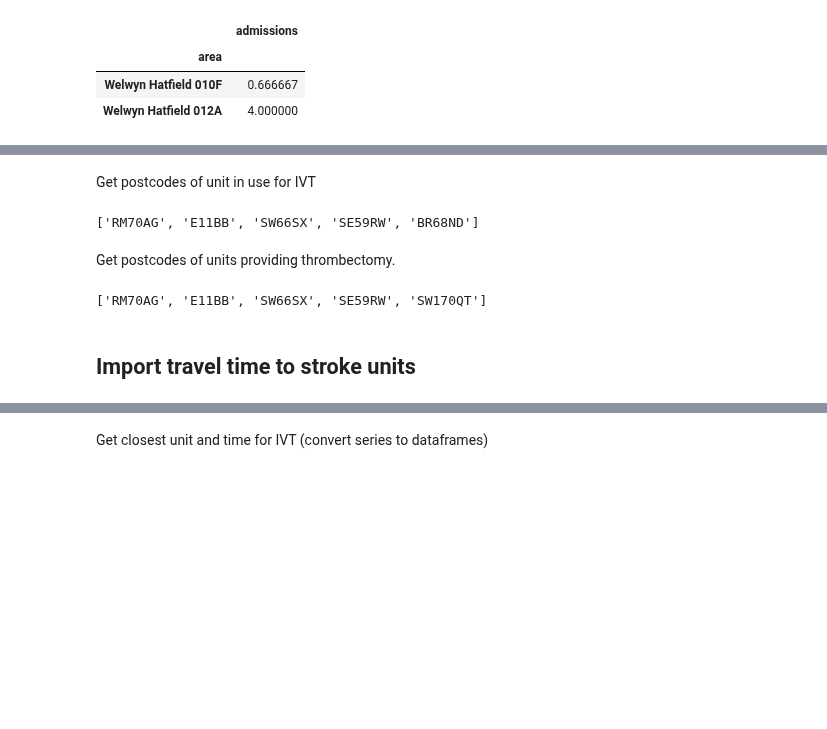
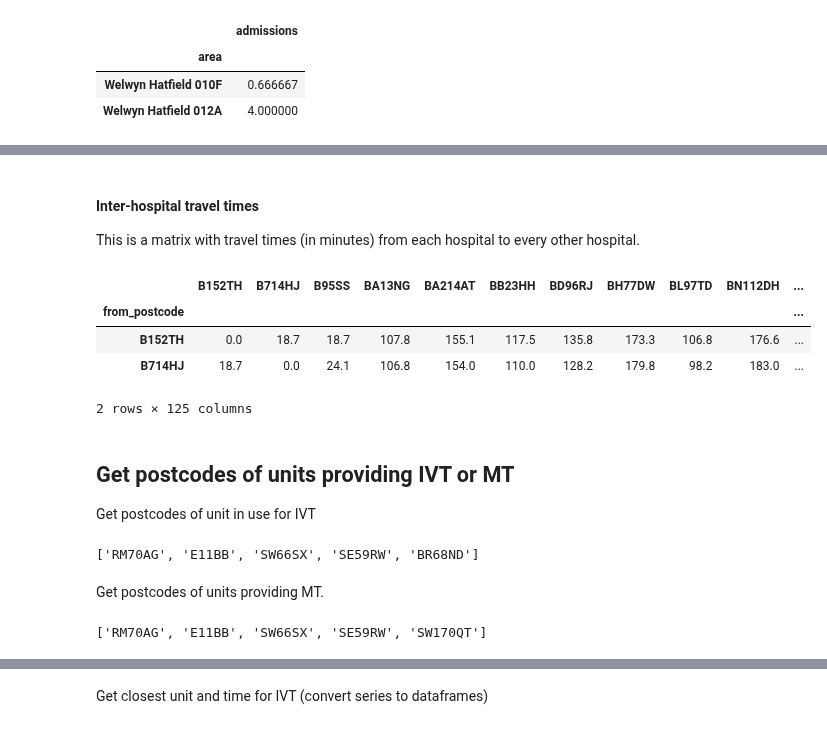
Before and after one commit to samuel-book/stroke_unit_demographics, a Jupyter notebook: 01_combine_demographic_data.ipynb, the cells around one changed output, grey strips where cells are left out. Saved outputs shown, nothing was run; the diff lists cells and outputs as text; code cells hidden in the pictures; blank space fills up the shorter version.

```diff
--- a/01_combine_demographic_data.ipynb
+++ b/01_combine_demographic_data.ipynb
@@ -37,4 +93,24 @@ units.head(2)
+# %% [markdown]
+#### Inter-hospital travel times
+
+This is a matrix with travel times (in minutes) from each hospital to every other hospital.
+# %%
+inter_hospital_times = pd.read_csv(
+    os.path.join(paths.data, paths.inter_hospital), index_col='from_postcode')
+
+# Remove any leading spaces in column titles
+inter_hospital_times.columns = inter_hospital_times.columns.str.lstrip()
+
+inter_hospital_times.head(2)
+# %% [output]
+|  | B152TH | B714HJ | B95SS | BA13NG | BA214AT | BB23HH | BD96RJ | BH77DW | BL97TD | BN112DH | ... |
+| from_postcode |  |  |  |  |  |  |  |  |  |  | ... |
+| B152TH | 0.0 | 18.7 | 18.7 | 107.8 | 155.1 | 117.5 | 135.8 | 173.3 | 106.8 | 176.6 | ... |
+| B714HJ | 18.7 | 0.0 | 24.1 | 106.8 | 154.0 | 110.0 | 128.2 | 179.8 | 98.2 | 183.0 | ... |
+2 rows × 125 columns
 # %% [markdown]
+## Get postcodes of units providing IVT or MT
+
 Get postcodes of unit in use for IVT
 # %%
 mask = units['Use_IVT'] == 1
@@ -43,12 +119,10 @@ ivt_units[0:5]
 # %% [output]
 ['RM70AG', 'E11BB', 'SW66SX', 'SE59RW', 'BR68ND']
 # %% [markdown]
-Get postcodes of units providing thrombectomy.
+Get postcodes of units providing MT.
 # %%
 mask = units['Use_MT'] == 1
 mt_units = list(units[mask]['Postcode'])
 mt_units[0:5]
 # %% [output]
 ['RM70AG', 'E11BB', 'SW66SX', 'SE59RW', 'SW170QT']
-# %% [markdown]
-## Import travel time to stroke units
```
Also changed, not shown: parts of 41 cells of this notebook.
